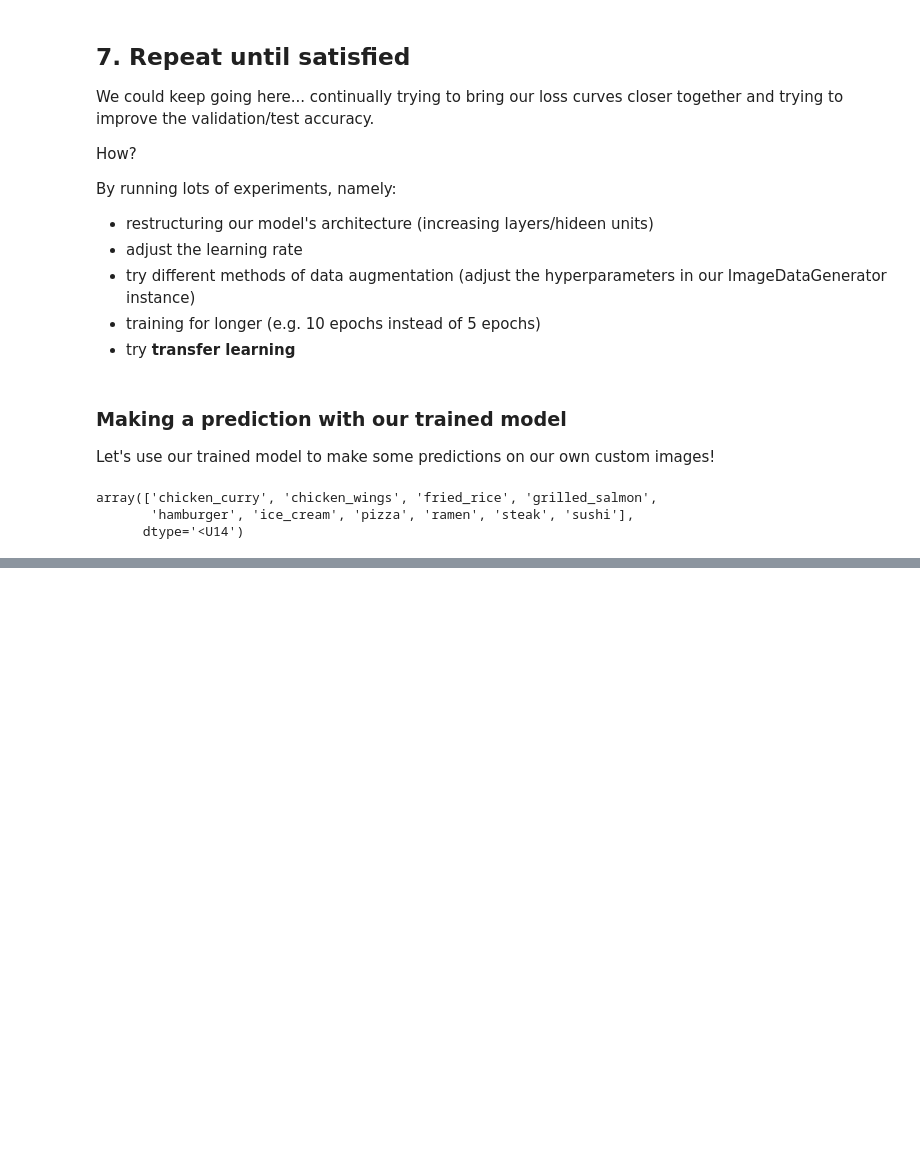
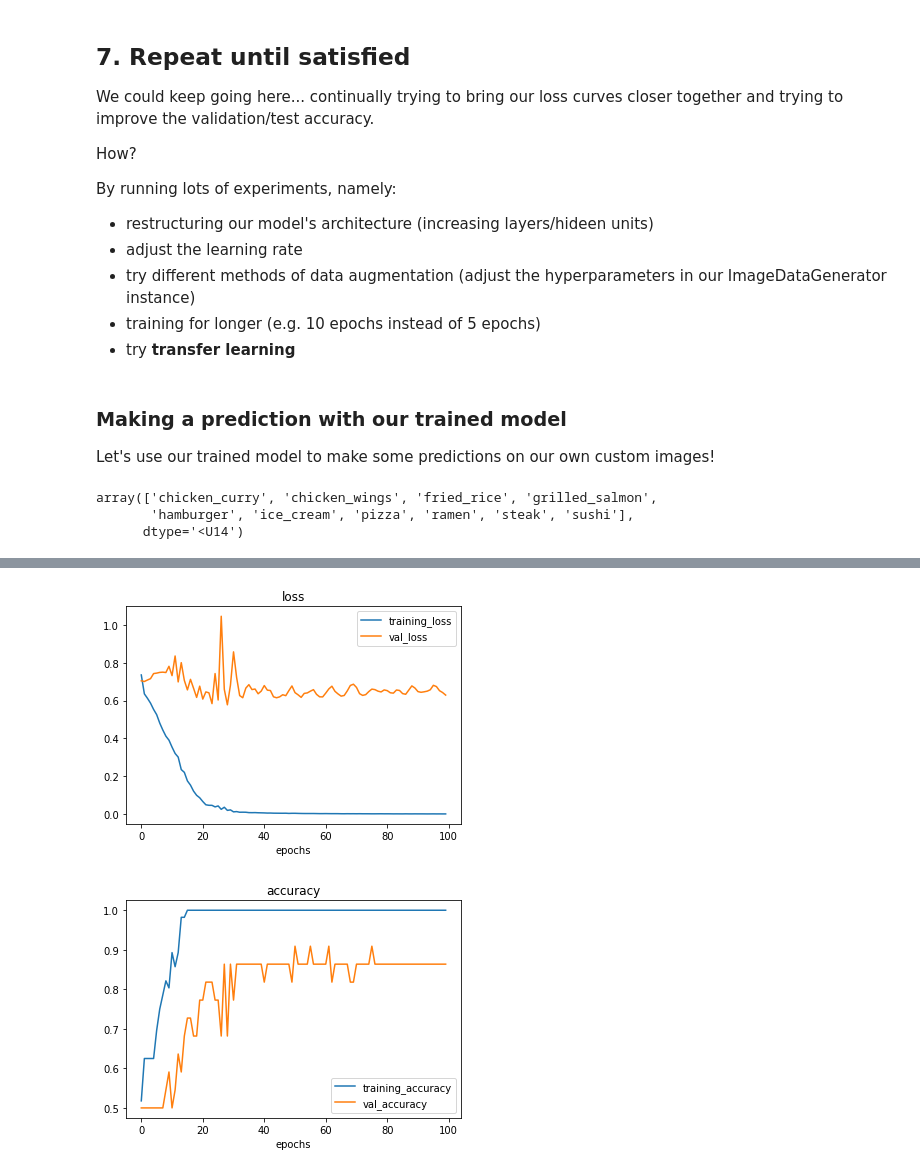
Before and after one commit to Himske/TensorFlow_Developer, a Jupyter notebook: 03_convolutional_neural_networks_in_tensorflow.ipynb, the cells around one changed output, grey strips where cells are left out. Saved outputs shown, nothing was run; the diff lists cells and outputs as text; code cells hidden in the pictures; blank space fills up the shorter version.

```diff
--- a/03_convolutional_neural_networks_in_tensorflow.ipynb
+++ b/03_convolutional_neural_networks_in_tensorflow.ipynb
@@ -1402,0 +1452,13 @@ pred_and_plot(model_10, "03-sushi.jpeg", class_names)
+# %%
+# Import data from directories and turn it into batches
+scaling_layer = tf.keras.layers.Rescaling(1./255)
+train_data = image_dataset_from_directory(directory=train_dir,
+                                          batch_size=16,
+                                          image_size=(224, 224),
+                                          seed=42)
+train_data = train_data.map(lambda x, y: (scaling_layer(x), y))
+test_data = image_dataset_from_directory(directory=test_dir,
+                                         batch_size=16,
+                                         image_size=(224, 224),
+                                         seed=42)
+test_data = test_data.map(lambda x, y: (scaling_layer(x), y))
@@ -1402,0 +1488,28 @@ pred_and_plot(model_10, "03-sushi.jpeg", class_names)
+# %%
+# Build the model
+exercise_model = Sequential([
+    Conv2D(filters=16, kernel_size=(3, 3), padding='same', activation="relu", input_shape=(224, 224, 3)),
+    MaxPool2D(),
+    Conv2D(filters=32, kernel_size=(3, 3), padding='same', activation="relu"),
+    MaxPool2D(),
+    Conv2D(filters=64, kernel_size=(3, 3), padding='same', activation="relu"),
+    MaxPool2D(),
+    tf.keras.layers.Dropout(0.2),
+    Flatten(),
+    # Dense(128, activation="relu"),
+    Dense(1, activation="sigmoid")
+])
+
+# opt = Adam()
+opt = tf.keras.optimizers.Adamax()
+
+exercise_model.compile(loss="binary_crossentropy",
+                optimizer=opt,
+                metrics=["accuracy"])
+# %%
+# Fit the model
+history_excersie = exercise_model.fit(train_data_aug,
+                                      epochs=100,
+                                      steps_per_epoch=len(train_data_aug),
+                                      validation_data=test_data,
+                                      validation_steps=len(test_data))
@@ -1402,0 +1534,6 @@ pred_and_plot(model_10, "03-sushi.jpeg", class_names)
+# %%
+# Plot loss and accuracy curves
+plot_loss_curves(history_excersie)
+# %% [output]
+[figure, added]
+[figure, added]
```
Also changed, not shown: parts of 44 cells of this notebook.
